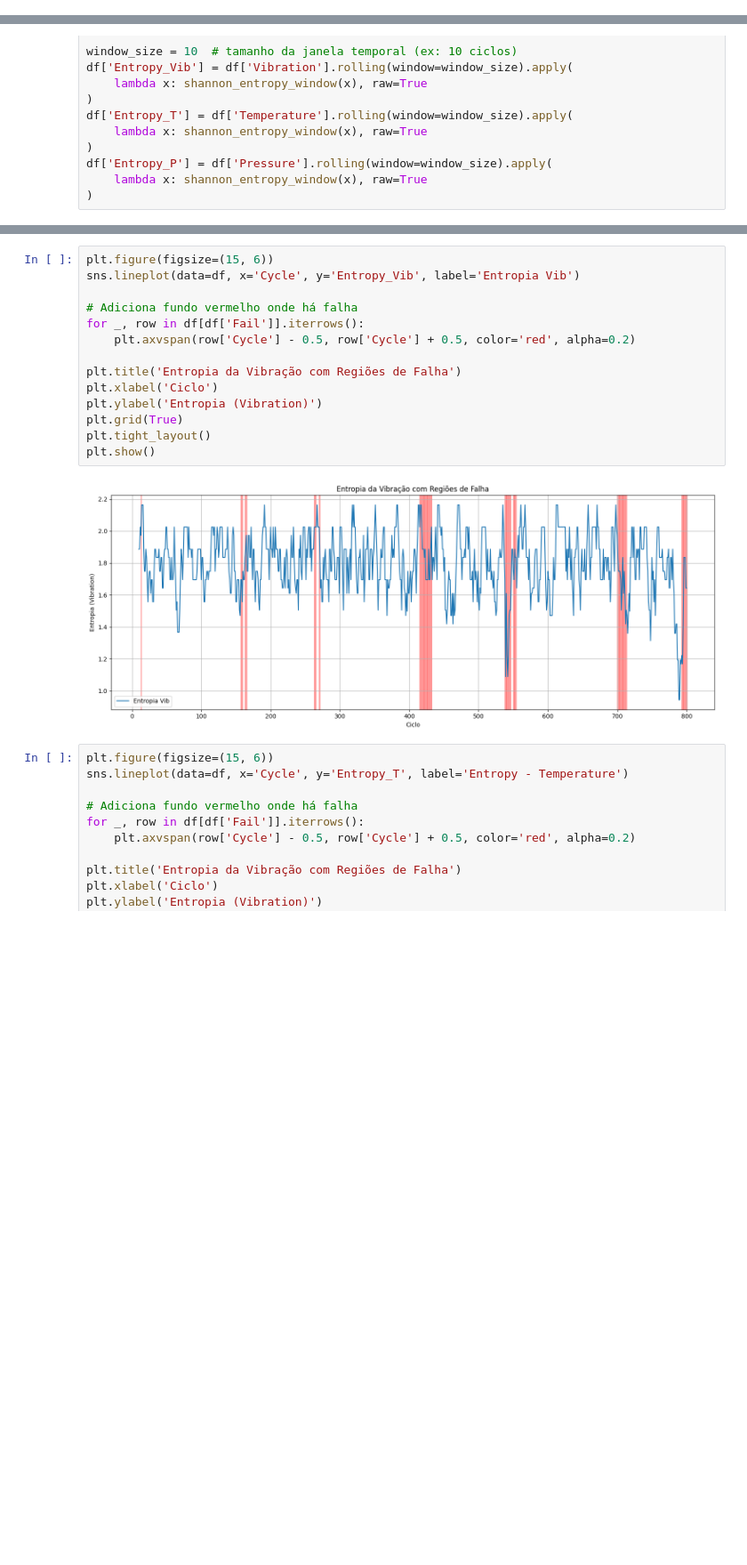
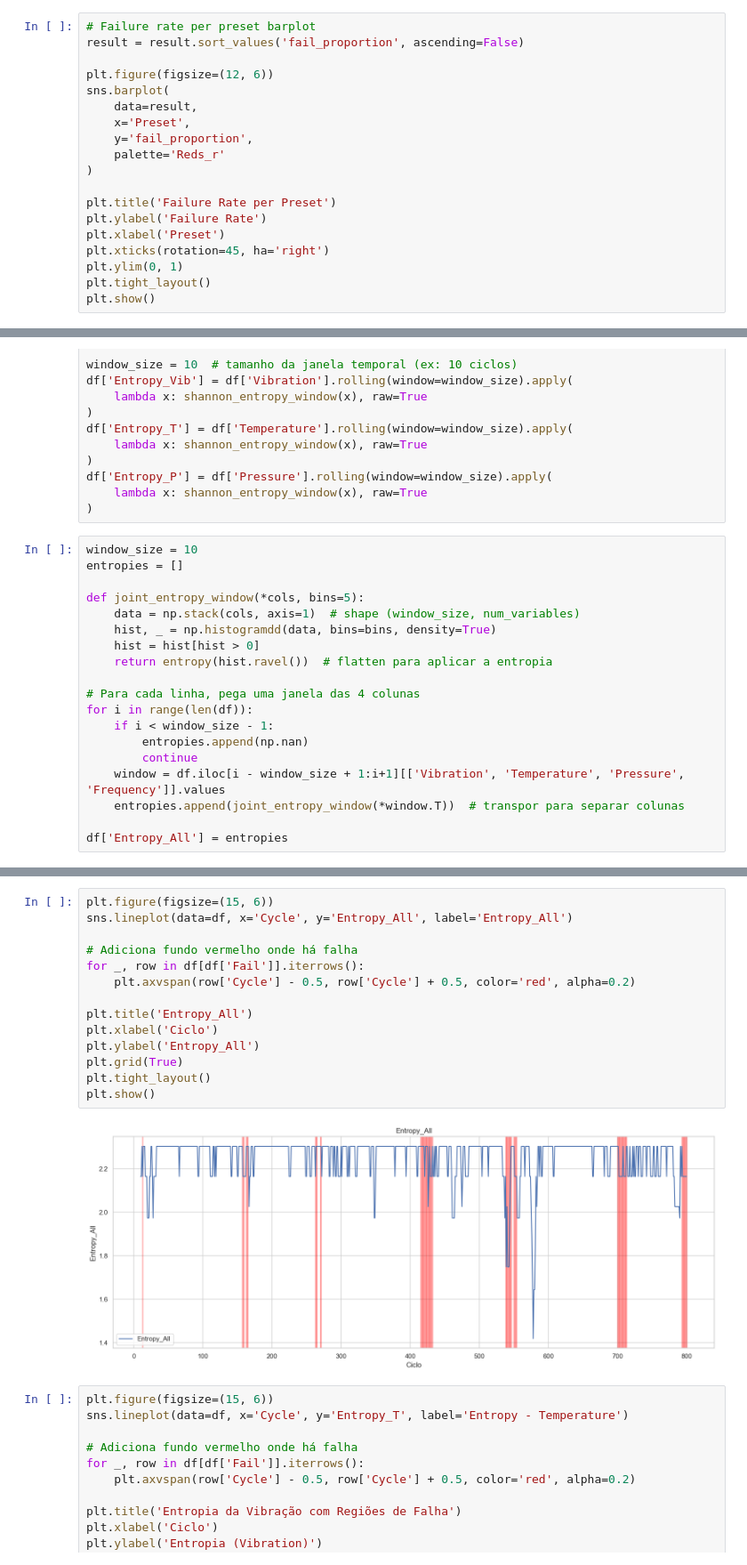
Before and after one commit to MatBom/CASE_Shape_digital, a Jupyter notebook: case_shape.ipynb, the cells around one changed output, grey strips where cells are left out. Shown at 89% size. Saved outputs shown, nothing was run; the diff lists cells and outputs as text; blank space fills up the shorter version.

```diff
--- a/case_shape.ipynb
+++ b/case_shape.ipynb
@@ -195,3 +205,22 @@ The association between both presets and failure is: 0.138
 | 23 | 3-8 | 39 | 1 | 0.025641 |
 | 11 | 2-4 | 40 | 1 | 0.025000 |
 | 19 | 3-4 | 31 | 0 | 0.000000 |
+# %%
+# Failure rate per preset barplot
+result = result.sort_values('fail_proportion', ascending=False)
+
+plt.figure(figsize=(12, 6))
+sns.barplot(
+    data=result,
+    x='Preset',
+    y='fail_proportion',
+    palette='Reds_r'
+)
+
+plt.title('Failure Rate per Preset')
+plt.ylabel('Failure Rate')
+plt.xlabel('Preset')
+plt.xticks(rotation=45, ha='right')
+plt.ylim(0, 1)
+plt.tight_layout()
+plt.show()
@@ -372,3 +441,22 @@ df['Entropy_T'] = df['Temperature'].rolling(window=window_size).apply(
 df['Entropy_P'] = df['Pressure'].rolling(window=window_size).apply(
     lambda x: shannon_entropy_window(x), raw=True
 )
+# %%
+window_size = 10
+entropies = []
+
+def joint_entropy_window(*cols, bins=5):
+    data = np.stack(cols, axis=1)  # shape (window_size, num_variables)
+    hist, _ = np.histogramdd(data, bins=bins, density=True)
+    hist = hist[hist > 0]
+    return entropy(hist.ravel())  # flatten para aplicar a entropia
+
+# Para cada linha, pega uma janela das 4 colunas
+for i in range(len(df)):
+    if i < window_size - 1:
+        entropies.append(np.nan)
+        continue
+    window = df.iloc[i - window_size + 1:i+1][['Vibration', 'Temperature', 'Pressure', 'Frequency']].values
+    entropies.append(joint_entropy_window(*window.T))  # transpor para separar colunas
+
+df['Entropy_All'] = entropies
@@ -375,19 +469,19 @@ df['Entropy_P'] = df['Pressure'].rolling(window=window_size).apply(
 # %%
 plt.figure(figsize=(15, 6))
-sns.lineplot(data=df, x='Cycle', y='Entropy_Vib', label='Entropia Vib')
+sns.lineplot(data=df, x='Cycle', y='Entropy_All', label='Entropy_All')
 
 # Adiciona fundo vermelho onde há falha
 for _, row in df[df['Fail']].iterrows():
     plt.axvspan(row['Cycle'] - 0.5, row['Cycle'] + 0.5, color='red', alpha=0.2)
 
-plt.title('Entropia da Vibração com Regiões de Falha')
+plt.title('Entropy_All')
 plt.xlabel('Ciclo')
-plt.ylabel('Entropia (Vibration)')
+plt.ylabel('Entropy_All')
 plt.grid(True)
 plt.tight_layout()
 plt.show()
 # %% [output]
-[figure, old version]
+[figure, new version]
 # %%
 plt.figure(figsize=(15, 6))
 sns.lineplot(data=df, x='Cycle', y='Entropy_T', label='Entropy - Temperature')
```
Also changed, not shown: parts of 26 cells of this notebook.
